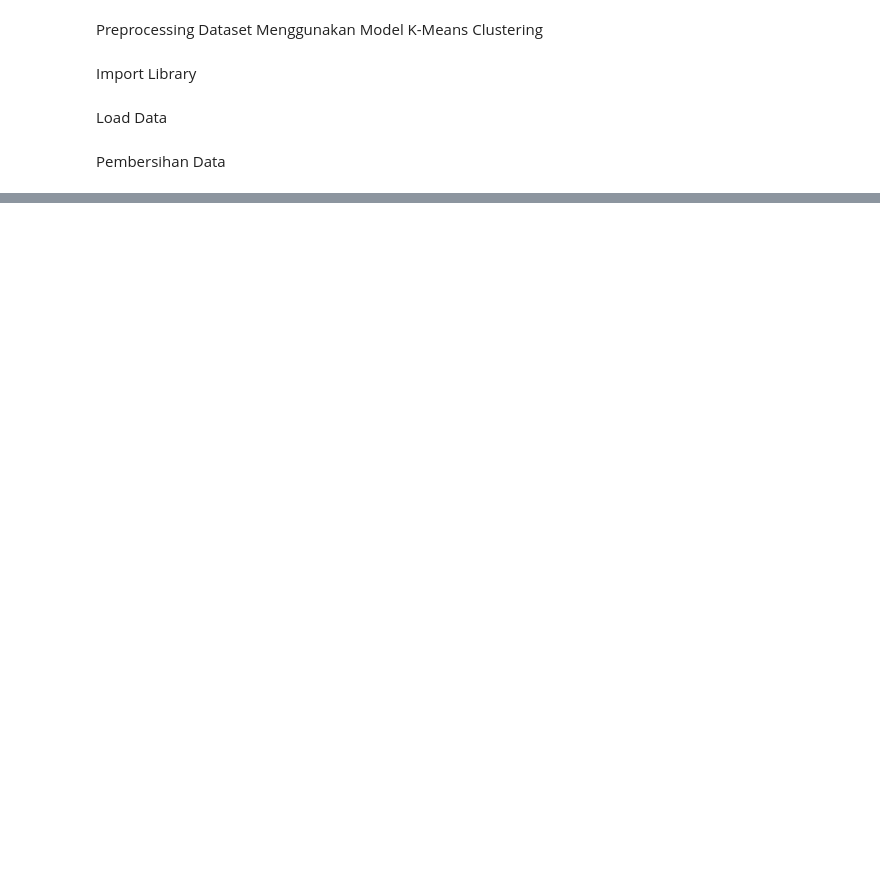
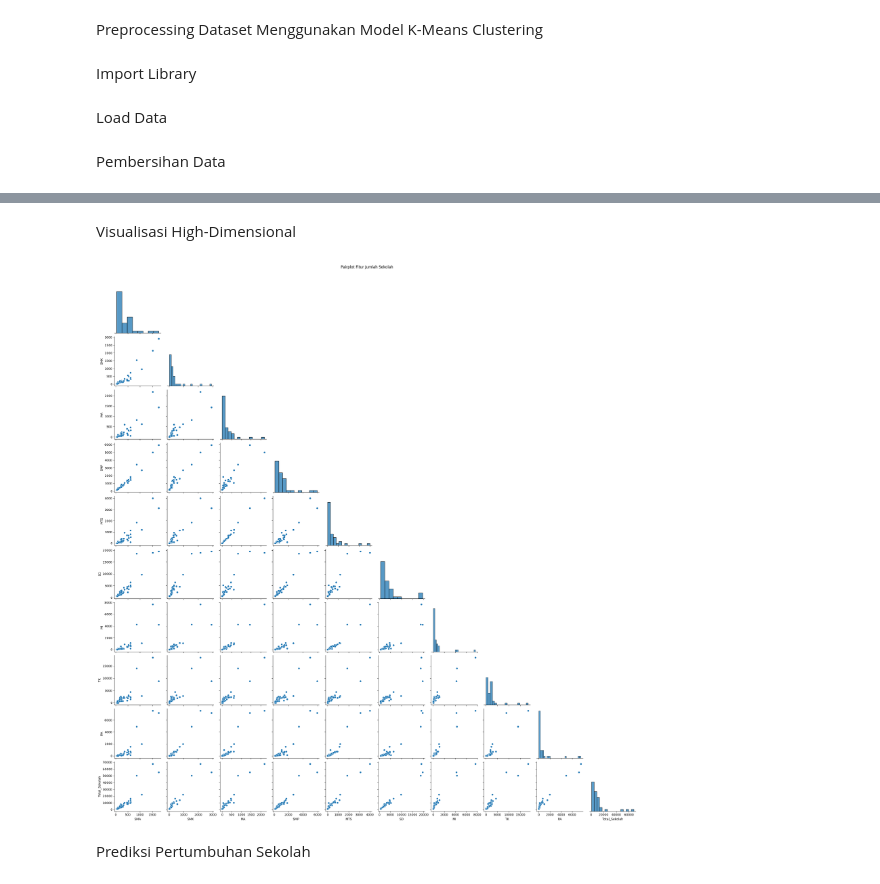
Before and after one commit to Uulaja/DataScience, a Jupyter notebook: DataScience.ipynb, the cells around one changed output, grey strips where cells are left out. Saved outputs shown, nothing was run; the diff lists cells and outputs as text; code cells hidden in the pictures; blank space fills up the shorter version.

```diff
--- a/DataScience.ipynb
+++ b/DataScience.ipynb
@@ -144,0 +118,11 @@ Cluster       -0.117044 -0.581563
+# %% [markdown]
+Visualisasi High-Dimensional
+# %%
+# Visualisasi pairplot (dimensi tinggi)
+sns.pairplot(df_numeric, corner=True)
+plt.suptitle("Pairplot Fitur Jumlah Sekolah", y=1.02)
+plt.show()
+# %% [output]
+[figure, added]
+# %% [markdown]
+Prediksi Pertumbuhan Sekolah
```
Also changed, not shown: parts of 17 cells of this notebook, 24 other files.
